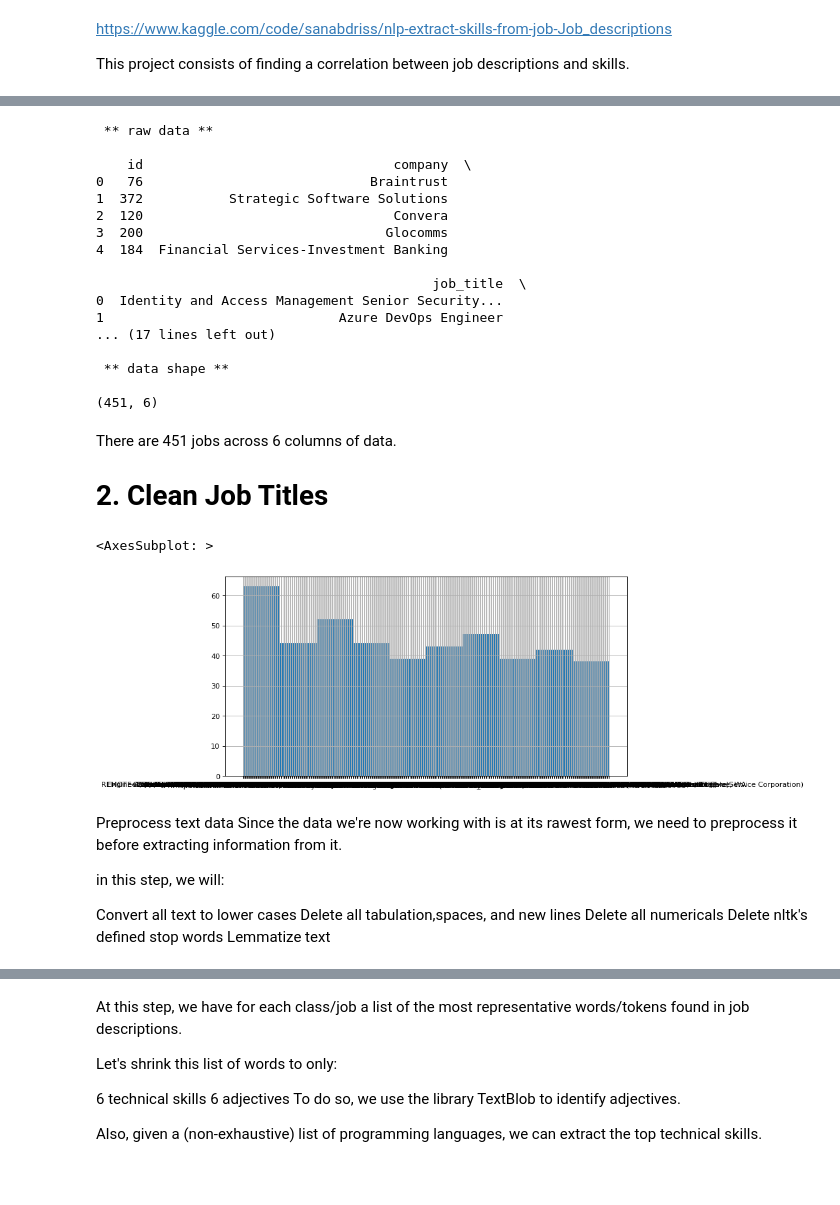
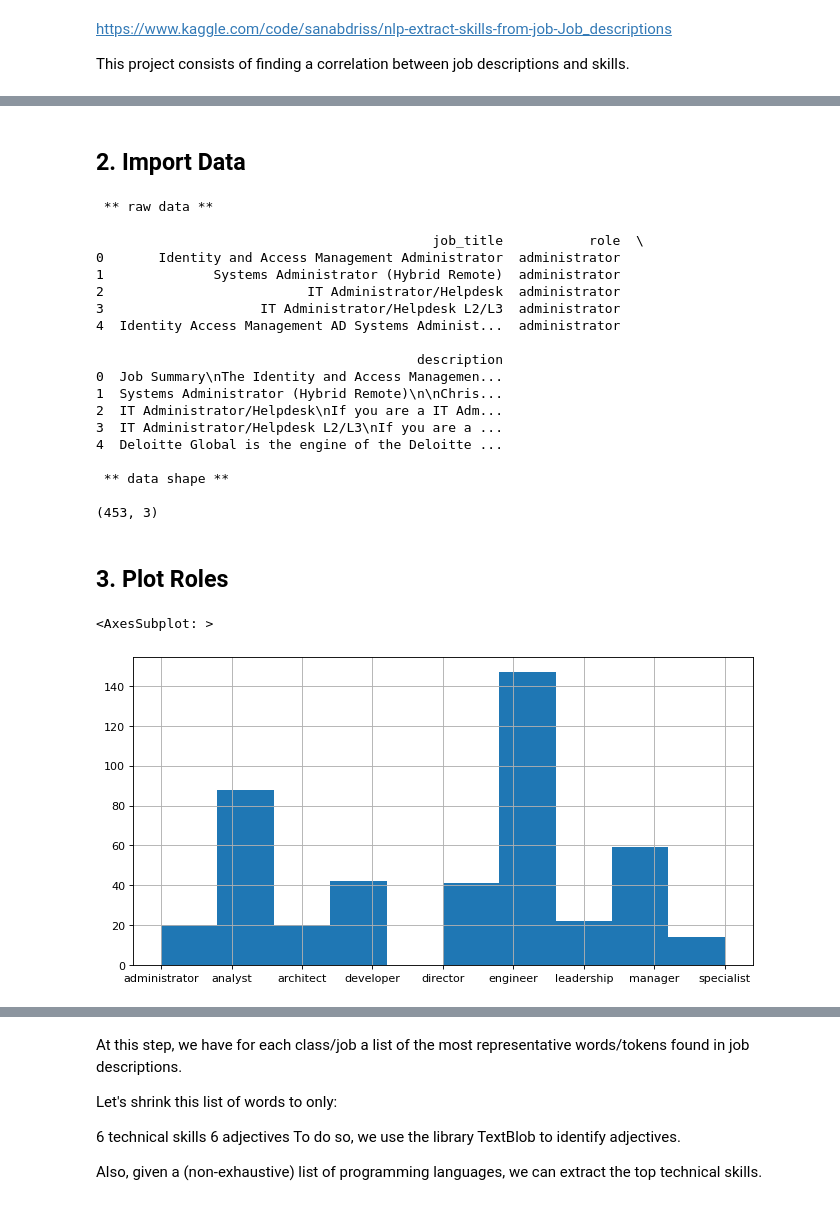
Before and after one commit to idmken/idmken.github.io, a Jupyter notebook: dissertation/data/jobtitleanalysis.ipynb, the cells around one changed output, grey strips where cells are left out. Drawn from its saved outputs; the diff is of its cells as text; code cells hidden in the pictures; blank space fills up the shorter version.

```diff
--- a/dissertation/data/jobtitleanalysis.ipynb
+++ b/dissertation/data/jobtitleanalysis.ipynb
@@ -24,10 +32,14 @@ import os
 for dirname, _, filenames in os.walk('/input/'):
     for filename in filenames:
         print(os.path.join(dirname, filename))
+# %% [markdown]
+## 2. Import Data
 # %%
-test = pd.read_csv('data-jobs-20221123.csv')
-## Delete empty rows (In case I missed parsing a row)
+test = pd.read_csv('data-jobs-20221123.csv', encoding='utf-8')
+
+## Delete empty rows
 test = test.dropna()
+
 print("\n ** raw data **\n")
 print(test.head())
 print("\n ** data shape **\n")
@@ -35,39 +47,28 @@ print(test.shape)
 # %% [output]
  ** raw data **
 
-    id                                company  \
-0   76                             Braintrust
-1  372           Strategic Software Solutions
-2  120                                Convera
-3  200                               Glocomms
-4  184  Financial Services-Investment Banking
+                                           job_title           role  \
+0       Identity and Access Management Administrator  administrator
+1              Systems Administrator (Hybrid Remote)  administrator
+2                          IT Administrator/Helpdesk  administrator
+3                    IT Administrator/Helpdesk L2/L3  administrator
+4  Identity Access Management AD Systems Administ...  administrator
 
-                                           job_title  \
-0  Identity and Access Management Senior Security...
-1                              Azure DevOps Engineer
-... (17 lines left out)
+                                         description
+0  Job Summary\nThe Identity and Access Managemen...
+1  Systems Administrator (Hybrid Remote)\n\nChris...
+2  IT Administrator/Helpdesk\nIf you are a IT Adm...
+3  IT Administrator/Helpdesk L2/L3\nIf you are a ...
+4  Deloitte Global is the engine of the Deloitte ...
 
  ** data shape **
 
-(451, 6)
+(453, 3)
-# %% [markdown]
-There are 451 jobs across 6 columns of data.
-
-# 2. Clean Job Titles
+# %% [markdown]
+## 3. Plot Roles
 # %%
 fig=plt.figure(figsize=(10, 5), dpi= 80, facecolor='w', edgecolor='k')
-test.job_title.hist()
+test.role.hist()
 # %% [output]
 <AxesSubplot: >
-[figure, old version]
+[figure, new version]
-# %% [markdown]
-Preprocess text data
-Since the data we're now working with is at its rawest form, we need to preprocess it before extracting information from it.
-
-in this step, we will:
-
-Convert all text to lower cases
-Delete all tabulation,spaces, and new lines
-Delete all numericals
-Delete nltk's defined stop words
-Lemmatize text
```
Also changed, not shown: parts of 19 cells of this notebook, 35 other files.
